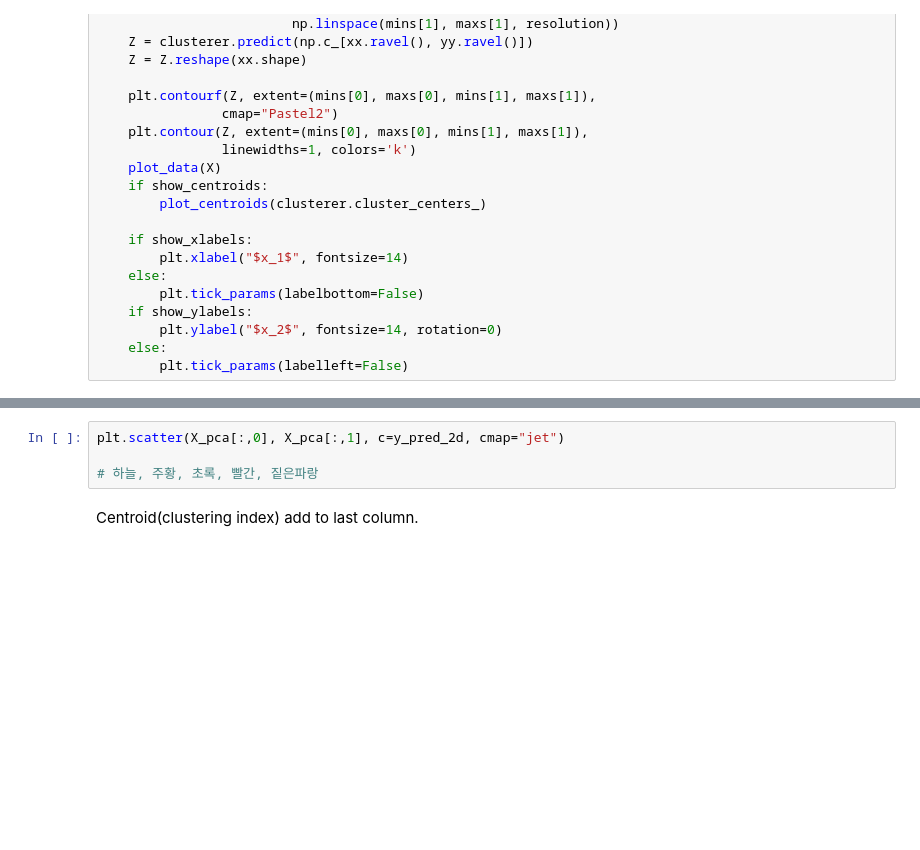
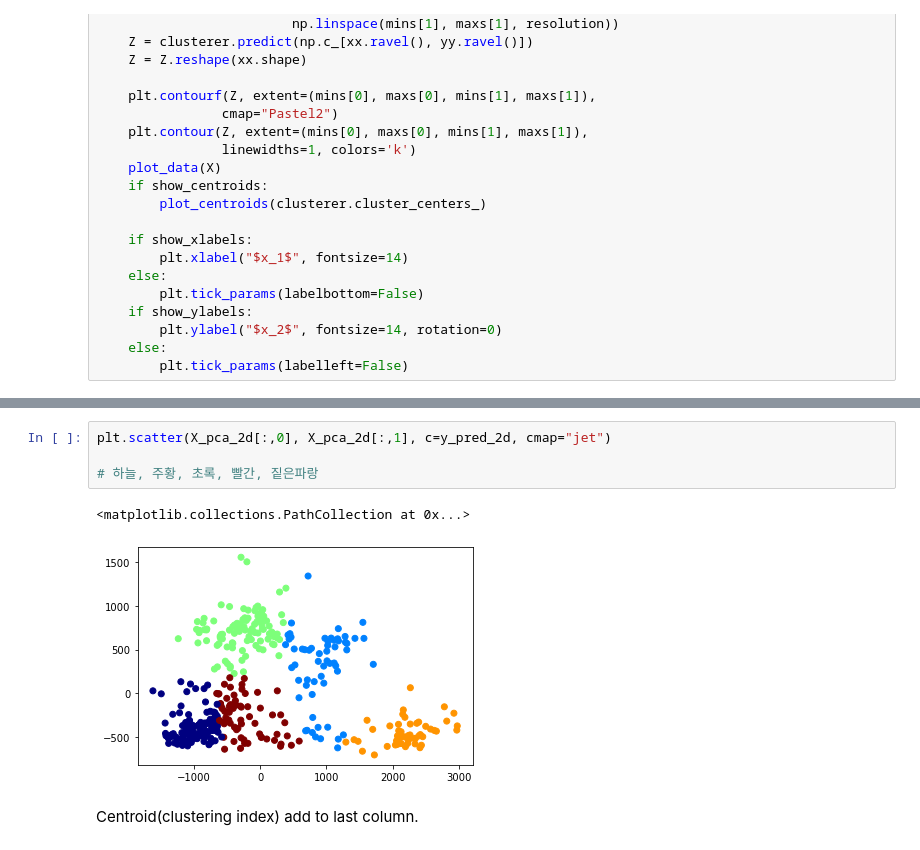
Before and after one commit to P-uyoung/X-Corps_Soil-detection, a Jupyter notebook: kmeans.ipynb, the cells around one changed output, grey strips where cells are left out. Saved outputs shown, nothing was run; the diff lists cells and outputs as text; blank space fills up the shorter version.

```diff
--- a/kmeans.ipynb
+++ b/kmeans.ipynb
@@ -172,7 +184,10 @@ plt.show()
 # %%
-plt.scatter(X_pca[:,0], X_pca[:,1], c=y_pred_2d, cmap="jet")
+plt.scatter(X_pca_2d[:,0], X_pca_2d[:,1], c=y_pred_2d, cmap="jet")
 
 # 하늘, 주황, 초록, 빨간, 짙은파랑
+# %% [output]
+<matplotlib.collections.PathCollection at 0x...>
+[figure, added]
 # %% [markdown]
 Centroid(clustering index) add to last column.
 # %%
```
Also changed, not shown: parts of 50 cells of this notebook, 1 other file.
